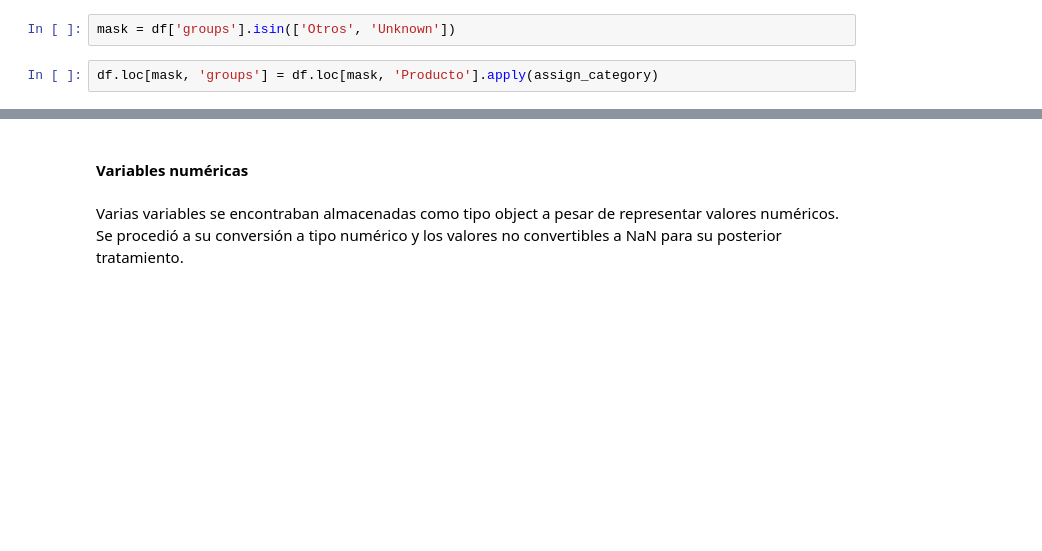
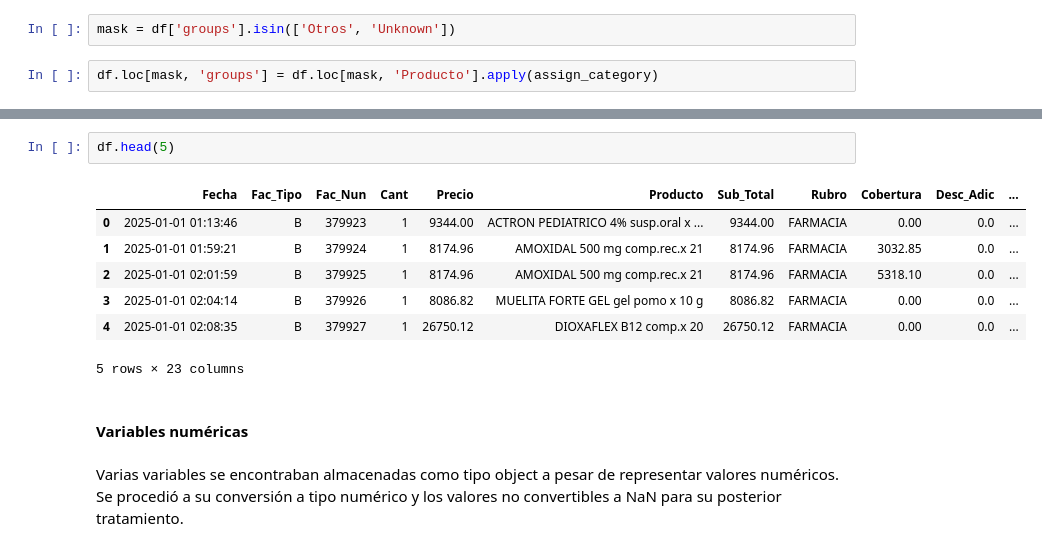
Before and after one commit to 4GeeksAcademy/sp-ml-20-final-project-g2, a Jupyter notebook: src/eda-ineta.ipynb, the cells around one changed output, grey strips where cells are left out. Drawn from its saved outputs; the diff is of its cells as text; blank space fills up the shorter version.

```diff
--- a/src/eda-ineta.ipynb
+++ b/src/eda-ineta.ipynb
@@ -925,3 +922,13 @@ df
+# %%
+df.head(5)
+# %% [output]
+|  | Fecha | Fac_Tipo | Fac_Nun | Cant | Precio | Producto | Sub_Total | Rubro | Cobertura | Desc_Adic | ... |
+| 0 | 2025-01-01 01:13:46 | B | 379923 | 1 | 9344.00 | ACTRON PEDIATRICO 4% susp.oral x ... | 9344.00 | FARMACIA | 0.00 | 0.0 | ... |
+| 1 | 2025-01-01 01:59:21 | B | 379924 | 1 | 8174.96 | AMOXIDAL 500 mg comp.rec.x 21 | 8174.96 | FARMACIA | 3032.85 | 0.0 | ... |
+| 2 | 2025-01-01 02:01:59 | B | 379925 | 1 | 8174.96 | AMOXIDAL 500 mg comp.rec.x 21 | 8174.96 | FARMACIA | 5318.10 | 0.0 | ... |
+| 3 | 2025-01-01 02:04:14 | B | 379926 | 1 | 8086.82 | MUELITA FORTE GEL gel pomo x 10 g | 8086.82 | FARMACIA | 0.00 | 0.0 | ... |
+| 4 | 2025-01-01 02:08:35 | B | 379927 | 1 | 26750.12 | DIOXAFLEX B12 comp.x 20 | 26750.12 | FARMACIA | 0.00 | 0.0 | ... |
+5 rows × 23 columns
 # %% [markdown]
 #### Variables numéricas
 # %% [markdown]
```
Also changed, not shown: parts of 5 cells of this notebook.
